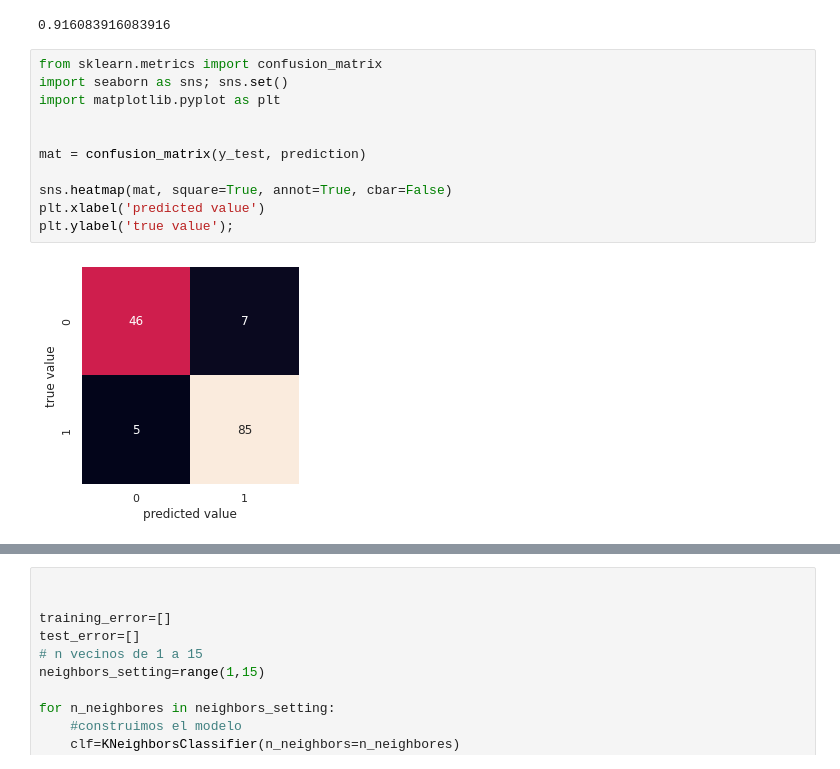
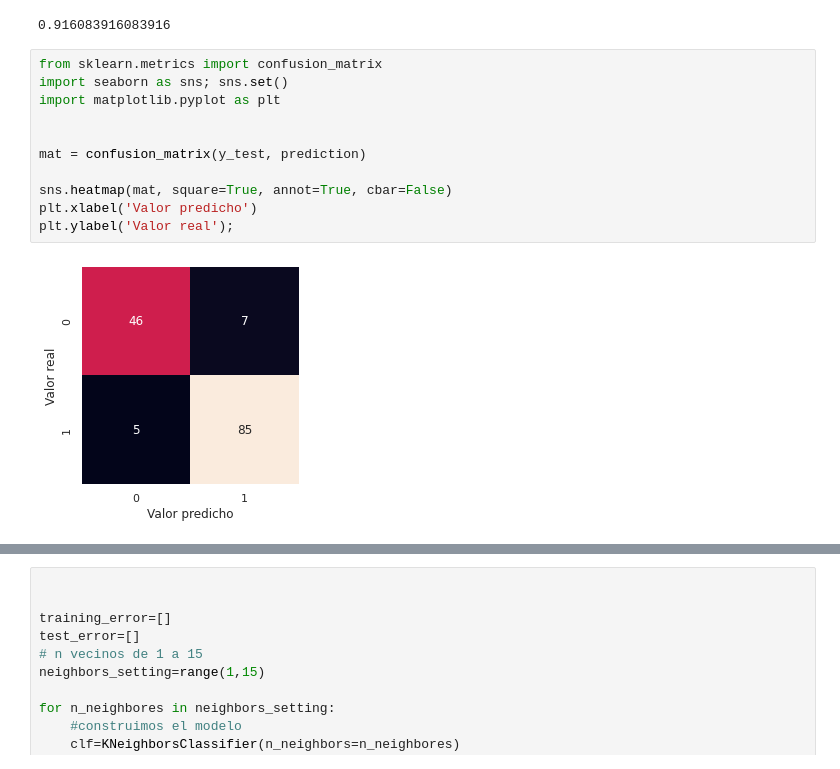
Before and after one commit to IsaacMartindeDiego/IA, a Jupyter notebook: Clasificación.ipynb, the cells around one changed output, grey strips where cells are left out. Saved outputs shown, nothing was run; the diff lists cells and outputs as text.

```diff
--- a/Clasificación.ipynb
+++ b/Clasificación.ipynb
@@ -119,13 +121,13 @@ accuracy_score(y_test, prediction)
 # %%
 from sklearn.metrics import confusion_matrix
 import seaborn as sns; sns.set()
 import matplotlib.pyplot as plt
 
 
 mat = confusion_matrix(y_test, prediction)
 
 sns.heatmap(mat, square=True, annot=True, cbar=False)
-plt.xlabel('predicted value')
-plt.ylabel('true value');
+plt.xlabel('Valor predicho')
+plt.ylabel('Valor real');
 # %% [output]
-[figure, old version]
+[figure, new version]
```
Also changed, not shown: parts of 4 cells of this notebook.
